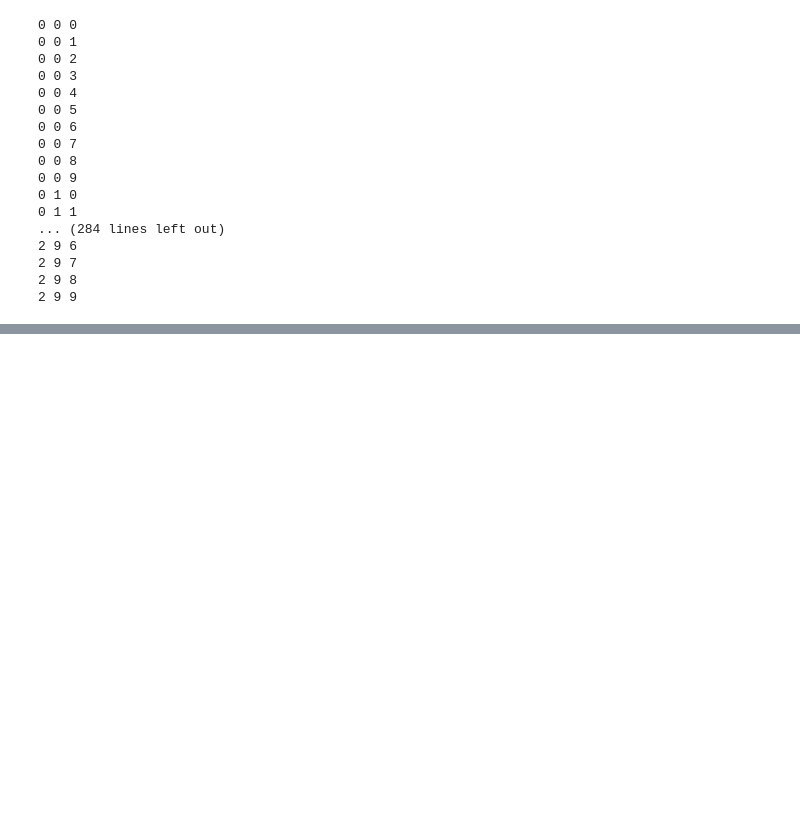
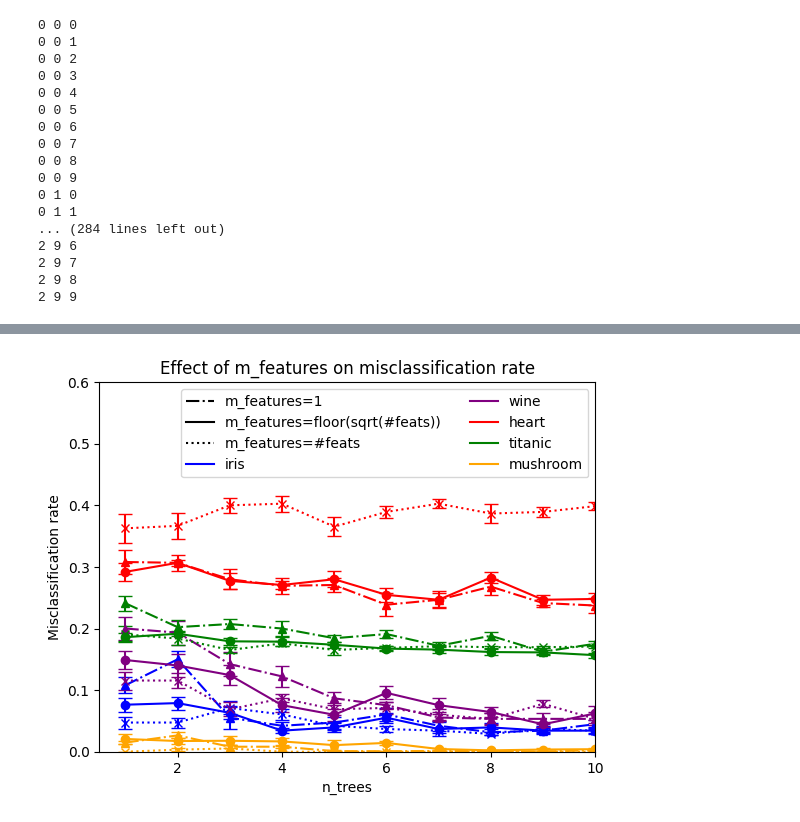
Before and after one commit to liyiyan128/M2R-random-forests, a Jupyter notebook: simulations/vary_m_features.ipynb, the cells around one changed output, grey strips where cells are left out. Saved outputs shown, nothing was run; the diff lists cells and outputs as text; code cells hidden in the pictures; blank space fills up the shorter version.

Commit message:
vary_m_features graph

```diff
--- a/simulations/vary_m_features.ipynb
+++ b/simulations/vary_m_features.ipynb
@@ -194,2 +165,0 @@ arr = np.zeros((3,4,5))
-# %%
-arr[1, 2, 3] = 1
@@ -238,3 +167,40 @@ array([[[0.00070872, 0.02126152, 0.01275691, 0.00354359, 0.00850461,
 po = open("vary_m_features_n_trees.pickle", "wb")
 pickle.dump(results, po)
 po.close()
+# %%
+def comp_mean_sd(arr):
+    return np.array([np.mean(arr), np.std(arr)])
+def m_sd3d(results):
+    ret = {}
+    for k in results.keys():
+        m_sds = np.empty((3, len(ntrees), 2))
+        for i in range(3):
+            m_sds[i, :, :] = np.apply_along_axis(comp_mean_sd, 1, results[k][i])
+        ret[k] = m_sds
+    return ret
+# %%
+mean_sd = m_sd3d(results)
+# %%
+from matplotlib.lines import Line2D
+custom_lines = [Line2D([0], [0], linestyle="-.", color='k'),
+                Line2D([0], [0], linestyle="-", color='k'),
+                Line2D([0], [0], linestyle=":", color='k'),
+                Line2D([0], [0], color='blue'),
+                Line2D([0], [0], color='purple'),
+                Line2D([0], [0], color='red'),
+                Line2D([0], [0], color='green'),
+                Line2D([0], [0], color='orange')]
+def plot2():
+    style = {0: "^-.", 1: "o-", 2: "x:"}
+    labels = {0: 1, 1: "sqrt(# features)", 2: "all features"}
+    for dataset in results.keys():
+        m_sds = mean_sd[dataset]
+        for i in range(3):
+        # i = 0
+            plt.errorbar(ntrees, m_sds[i, :, 0], yerr=m_sds[i, :, 1]/np.sqrt(nexp), capsize=5, fmt=style[i],  c=cmap[dataset], label=labels[i])
+    plt.legend(custom_lines, ["m_features=1", "m_features=floor(sqrt(#feats))", "m_features=#feats", "iris",
+                              "wine", "heart", "titanic", "mushroom"], ncol=2)
+    plt.ylabel("Misclassification rate")
+    plt.xlabel("n_trees")
+    plt.title("Effect of m_features on misclassification rate")
+    plt.axis([0.5,10,0,0.6])
@@ -240,0 +220,4 @@ po.close()
+# %%
+plot2()
+# %% [output]
+[figure, added]
```
Also changed, not shown: parts of 10 cells of this notebook, 2 other files.
